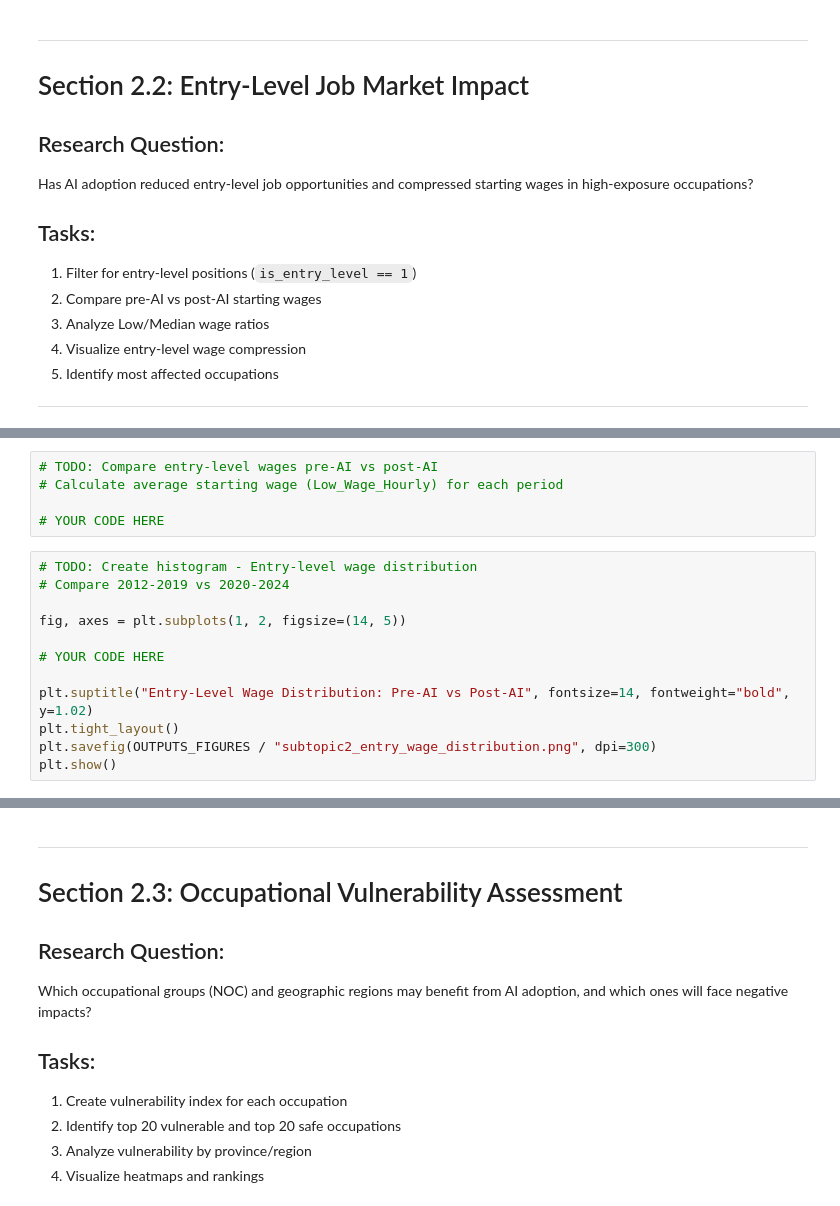
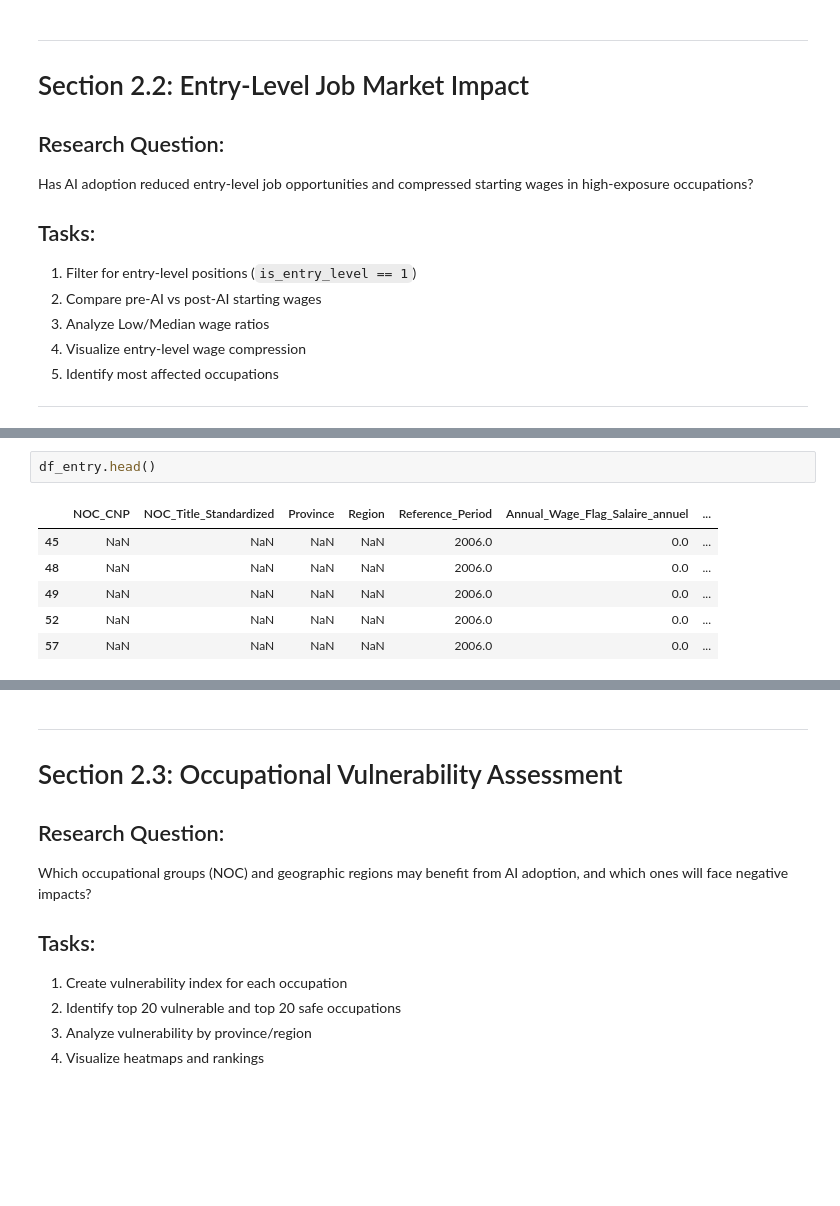
Before and after one commit to ojadeyemi/MATH_1130_Final_Project, a Jupyter notebook: notebooks/02_analysis.ipynb, the cells around one changed output, grey strips where cells are left out. Drawn from its saved outputs; the diff is of its cells as text; blank space fills up the shorter version.

```diff
--- a/notebooks/02_analysis.ipynb
+++ b/notebooks/02_analysis.ipynb
@@ -161,17 +341,9 @@ print(df_entry["Period"].value_counts())
-# %%
-# TODO: Compare entry-level wages pre-AI vs post-AI
-# Calculate average starting wage (Low_Wage_Hourly) for each period
-
-# YOUR CODE HERE
-# %%
-# TODO: Create histogram - Entry-level wage distribution
-# Compare 2012-2019 vs 2020-2024
-
-fig, axes = plt.subplots(1, 2, figsize=(14, 5))
-
-# YOUR CODE HERE
-
-plt.suptitle("Entry-Level Wage Distribution: Pre-AI vs Post-AI", fontsize=14, fontweight="bold", y=1.02)
-plt.tight_layout()
-plt.savefig(OUTPUTS_FIGURES / "subtopic2_entry_wage_distribution.png", dpi=300)
-plt.show()
+# %%
+df_entry.head()
+# %% [output]
+|  | NOC_CNP | NOC_Title_Standardized | Province | Region | Reference_Period | Annual_Wage_Flag_Salaire_annuel | ... |
+| 45 | NaN | NaN | NaN | NaN | 2006.0 | 0.0 | ... |
+| 48 | NaN | NaN | NaN | NaN | 2006.0 | 0.0 | ... |
+| 49 | NaN | NaN | NaN | NaN | 2006.0 | 0.0 | ... |
+| 52 | NaN | NaN | NaN | NaN | 2006.0 | 0.0 | ... |
+| 57 | NaN | NaN | NaN | NaN | 2006.0 | 0.0 | ... |
```
Also changed, not shown: parts of 26 cells of this notebook, 1 other file.
